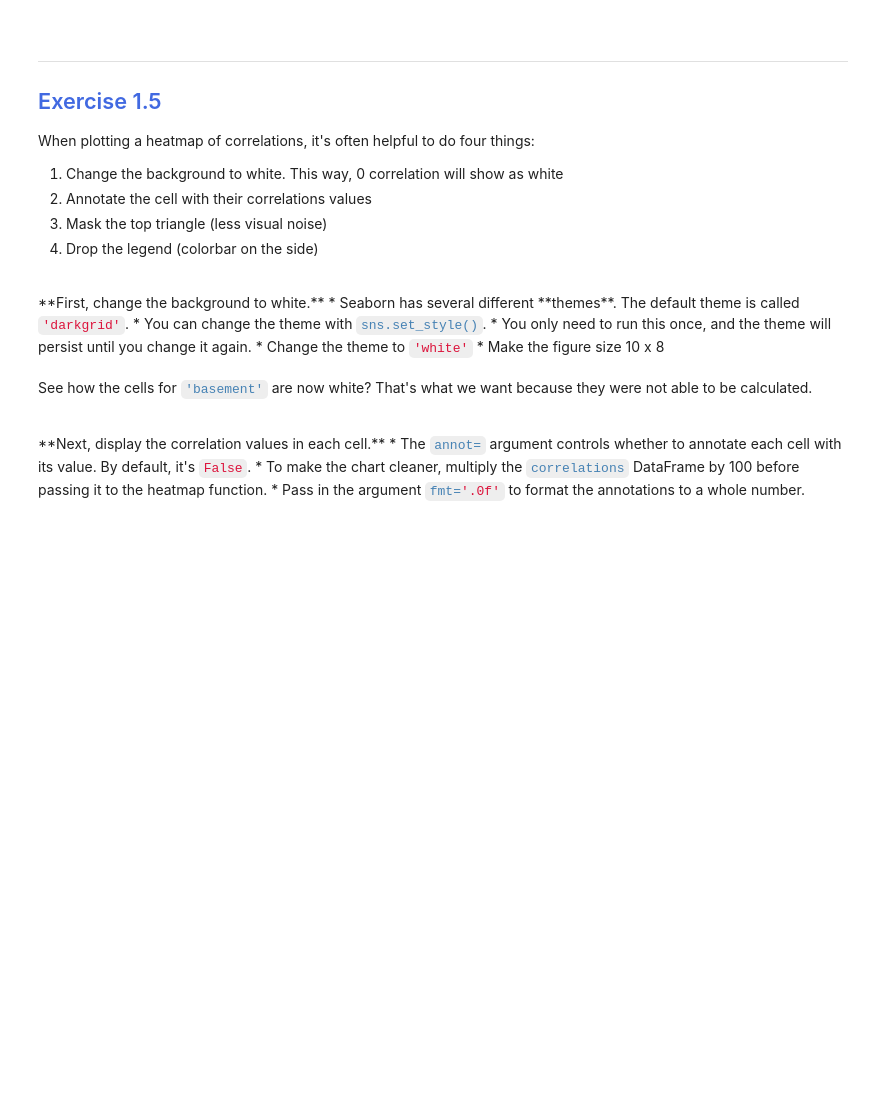
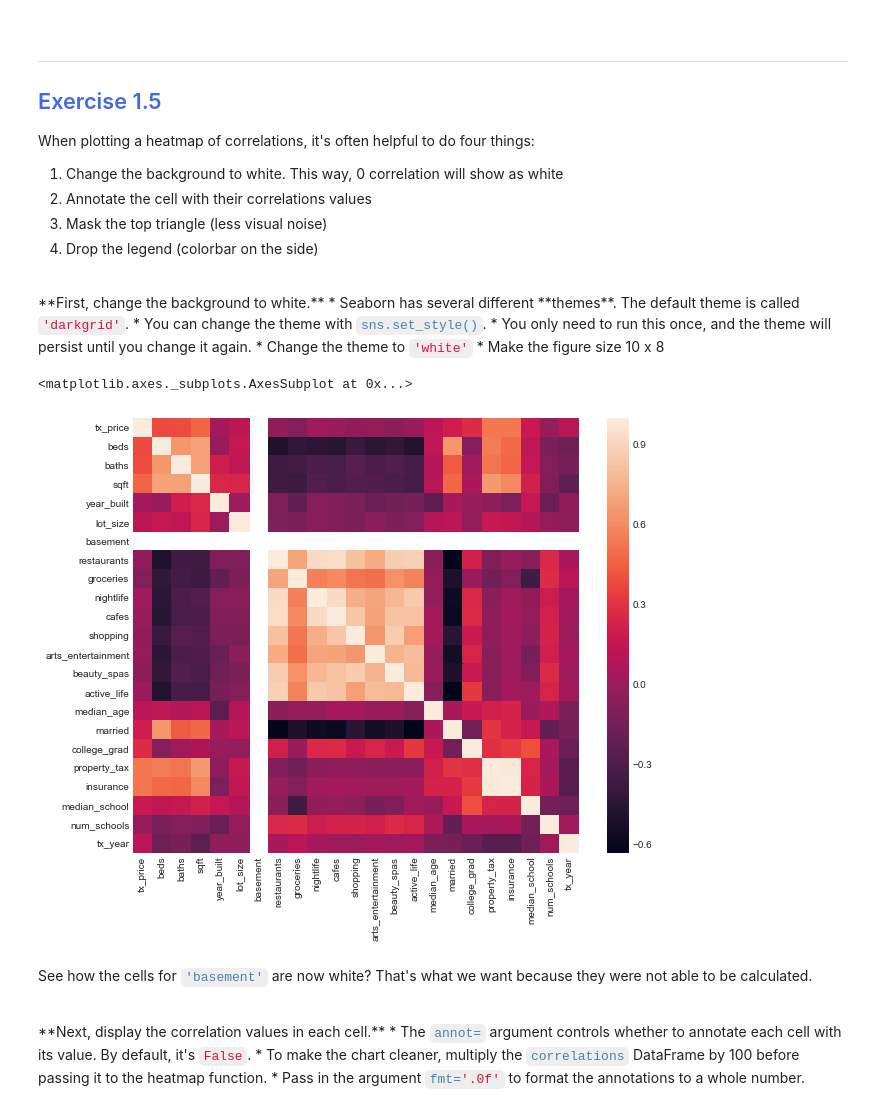
Before and after one commit to clevyclev/Data-Science-Projects, a Jupyter notebook: Regression - Real Estate Tycoon/Module 1 - Exploratory Analysis.ipynb, the cells around one changed output. Drawn from its saved outputs; the diff is of its cells as text; code cells hidden in the pictures; blank space fills up the shorter version.

```diff
--- a/Regression - Real Estate Tycoon/Module 1 - Exploratory Analysis.ipynb
+++ b/Regression - Real Estate Tycoon/Module 1 - Exploratory Analysis.ipynb
@@ -418,11 +442,15 @@ When plotting a heatmap of correlations, it's often helpful to do four things:
 * Make the figure size 10 x 8
 # %%
 # Change color scheme
-
+sns.set_style('white')
 # Make the figsize 10 x 8
 plt.figure(figsize=(10,8))
 
 # Plot heatmap of correlations
+sns.heatmap(correlations)
+# %% [output]
+<matplotlib.axes._subplots.AxesSubplot at 0x...>
+[figure, added]
 # %% [markdown]
 See how the cells for <code style="color:steelblue">'basement'</code> are now white? That's what we want because they were not able to be calculated.
 
```
Also changed, not shown: parts of 5 cells of this notebook, 4 other files.
